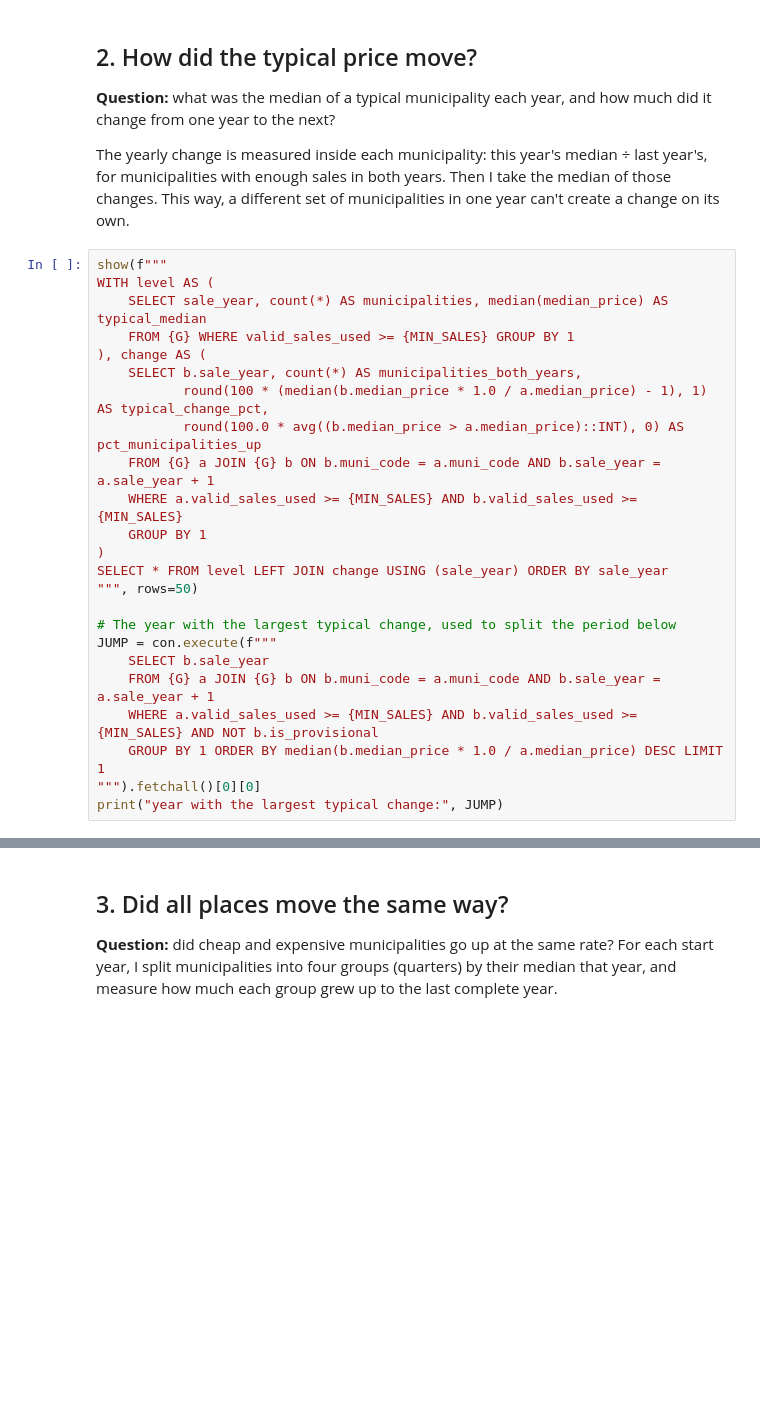
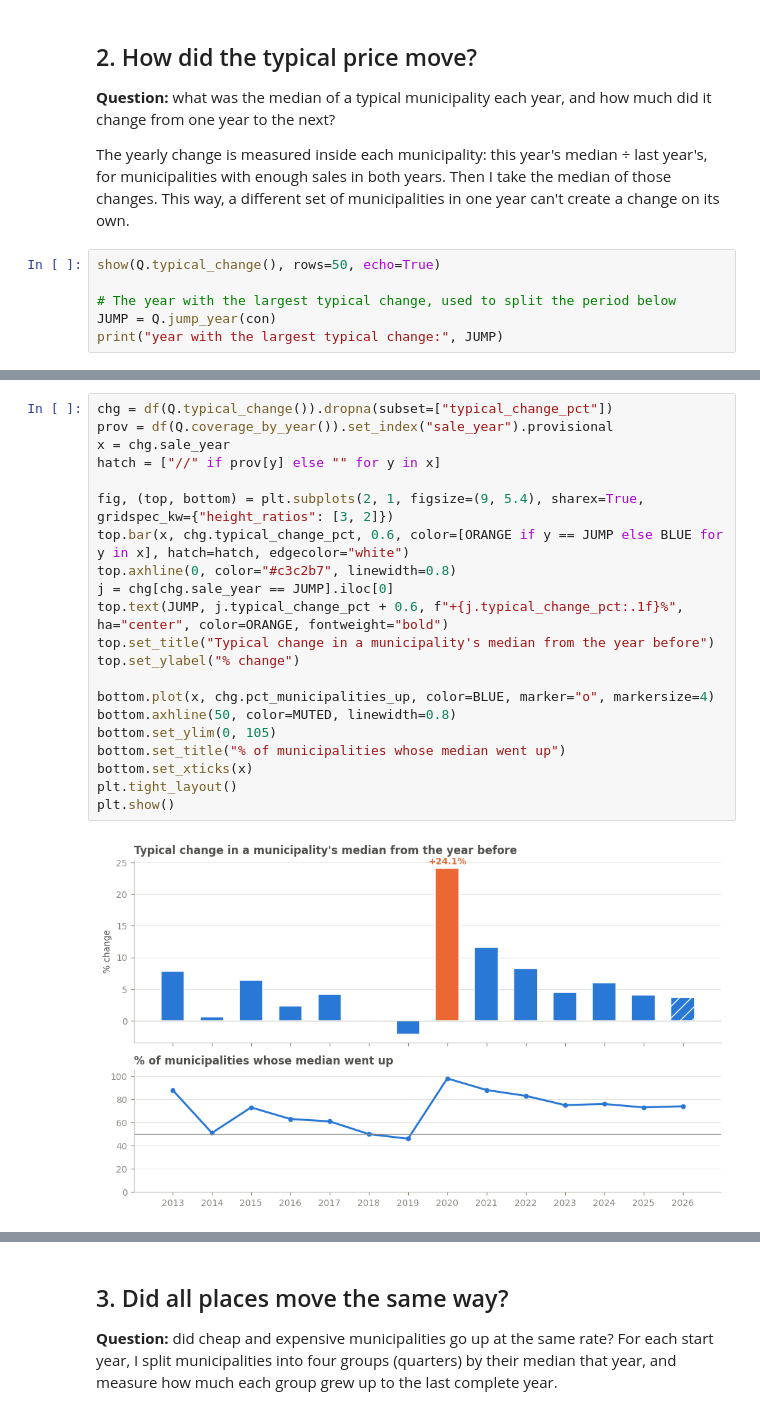
Before and after one commit to hithaishree98/Alleghany_county_property_sales_transaction, a Jupyter notebook: notebooks/04_output_table.ipynb, the cells around one changed output, grey strips where cells are left out. Drawn from its saved outputs; the diff is of its cells as text; blank space fills up the shorter version.

```diff
--- a/notebooks/04_output_table.ipynb
+++ b/notebooks/04_output_table.ipynb
@@ -86,27 +115,9 @@ latest complete year: 2025
 
 The yearly change is measured inside each municipality: this year's median ÷ last year's, for municipalities with enough sales in both years. Then I take the median of those changes. This way, a different set of municipalities in one year can't create a change on its own.
 # %%
-show(f"""
-WITH level AS (
-    SELECT sale_year, count(*) AS municipalities, median(median_price) AS typical_median
-    FROM {G} WHERE valid_sales_used >= {MIN_SALES} GROUP BY 1
-), change AS (
-    SELECT b.sale_year, count(*) AS municipalities_both_years,
-           round(100 * (median(b.median_price * 1.0 / a.median_price) - 1), 1) AS typical_change_pct,
-           round(100.0 * avg((b.median_price > a.median_price)::INT), 0) AS pct_municipalities_up
-    FROM {G} a JOIN {G} b ON b.muni_code = a.muni_code AND b.sale_year = a.sale_year + 1
-    WHERE a.valid_sales_used >= {MIN_SALES} AND b.valid_sales_used >= {MIN_SALES}
-    GROUP BY 1
-)
-SELECT * FROM level LEFT JOIN change USING (sale_year) ORDER BY sale_year
-""", rows=50)
+show(Q.typical_change(), rows=50, echo=True)
 
 # The year with the largest typical change, used to split the period below
-JUMP = con.execute(f"""
-    SELECT b.sale_year
-    FROM {G} a JOIN {G} b ON b.muni_code = a.muni_code AND b.sale_year = a.sale_year + 1
-    WHERE a.valid_sales_used >= {MIN_SALES} AND b.valid_sales_used >= {MIN_SALES} AND NOT b.is_provisional
-    GROUP BY 1 ORDER BY median(b.median_price * 1.0 / a.median_price) DESC LIMIT 1
-""").fetchall()[0][0]
+JUMP = Q.jump_year(con)
 print("year with the largest typical change:", JUMP)
 # %% [output]
@@ -127,4 +138,27 @@ print("year with the largest typical change:", JUMP)
   15 rows                                                                                                    6 columns
 
 year with the largest typical change: 2020
+# %%
+chg = df(Q.typical_change()).dropna(subset=["typical_change_pct"])
+prov = df(Q.coverage_by_year()).set_index("sale_year").provisional
+x = chg.sale_year
+hatch = ["//" if prov[y] else "" for y in x]
+
+fig, (top, bottom) = plt.subplots(2, 1, figsize=(9, 5.4), sharex=True, gridspec_kw={"height_ratios": [3, 2]})
+top.bar(x, chg.typical_change_pct, 0.6, color=[ORANGE if y == JUMP else BLUE for y in x], hatch=hatch, edgecolor="white")
+top.axhline(0, color="#c3c2b7", linewidth=0.8)
+j = chg[chg.sale_year == JUMP].iloc[0]
+top.text(JUMP, j.typical_change_pct + 0.6, f"+{j.typical_change_pct:.1f}%", ha="center", color=ORANGE, fontweight="bold")
+top.set_title("Typical change in a municipality's median from the year before")
+top.set_ylabel("% change")
+
+bottom.plot(x, chg.pct_municipalities_up, color=BLUE, marker="o", markersize=4)
+bottom.axhline(50, color=MUTED, linewidth=0.8)
+bottom.set_ylim(0, 105)
+bottom.set_title("% of municipalities whose median went up")
+bottom.set_xticks(x)
+plt.tight_layout()
+plt.show()
+# %% [output]
+[figure, added]
 # %% [markdown]
```
Also changed, not shown: parts of 18 cells of this notebook, 10 other files.
